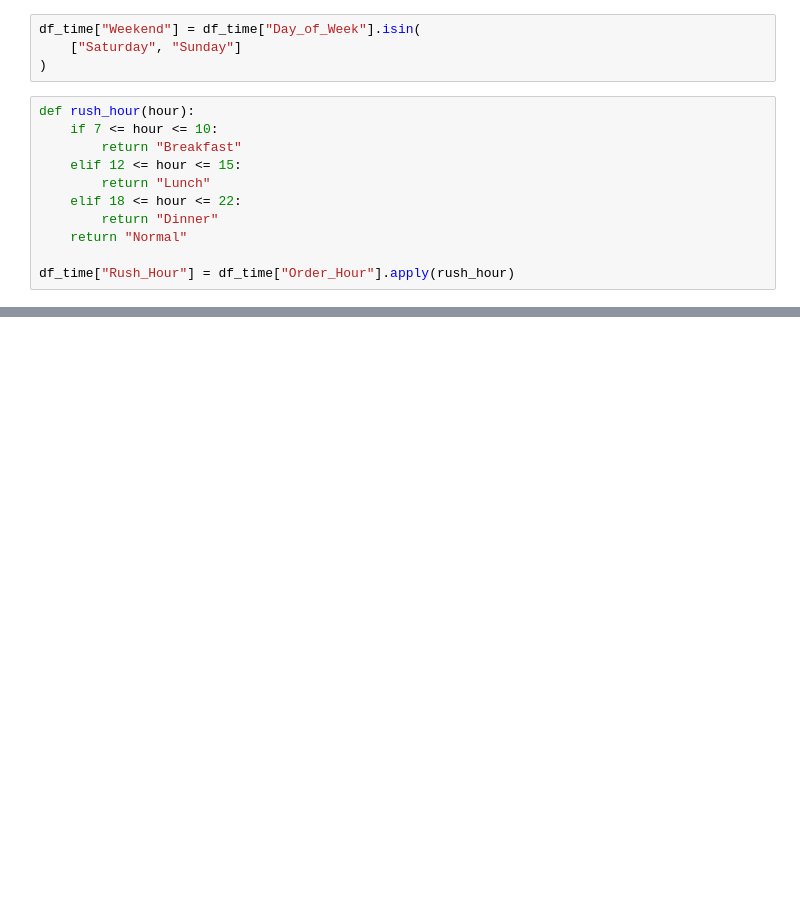
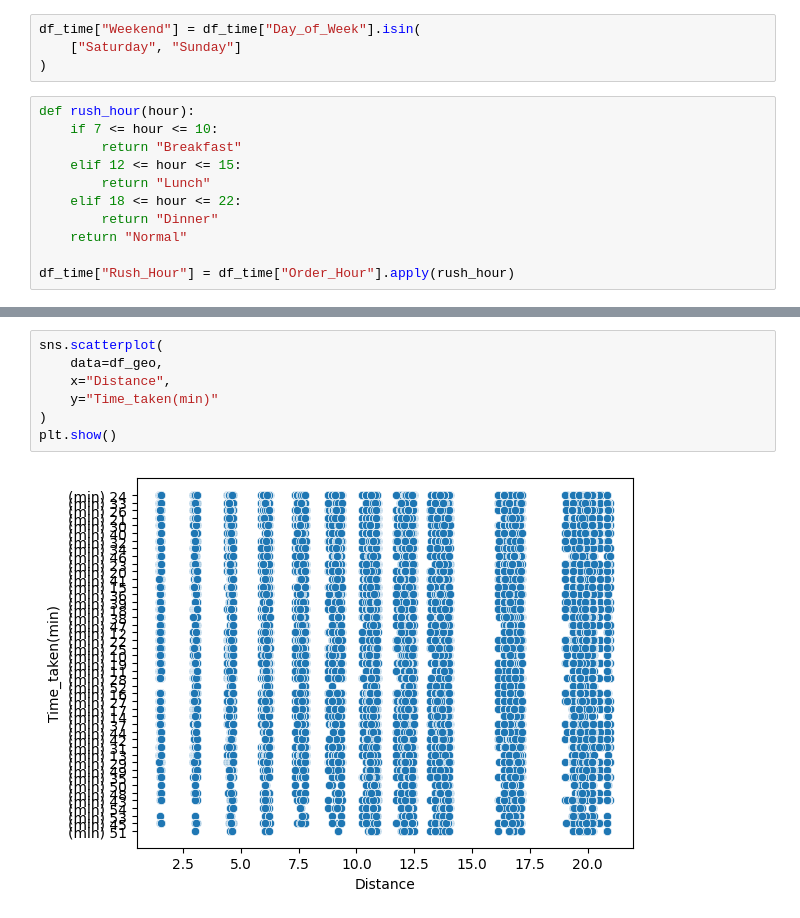
Before and after one commit to anshul-94/Food-Delivery-Time-Prediction, a Jupyter notebook: Food-Delivery-Time-Prediction/notebook/EDA_01_Data_Understanding.ipynb, the cells around one changed output, grey strips where cells are left out. Saved outputs shown, nothing was run; the diff lists cells and outputs as text; blank space fills up the shorter version.

```diff
--- a/Food-Delivery-Time-Prediction/notebook/EDA_01_Data_Understanding.ipynb
+++ b/Food-Delivery-Time-Prediction/notebook/EDA_01_Data_Understanding.ipynb
@@ -273,0 +483,9 @@ Name: Time_Orderd, dtype: object
+# %%
+sns.scatterplot(
+    data=df_geo,
+    x="Distance",
+    y="Time_taken(min)"
+)
+plt.show()
+# %% [output]
+[figure, added]
```
Also changed, not shown: parts of 51 cells of this notebook, 3 other files.
